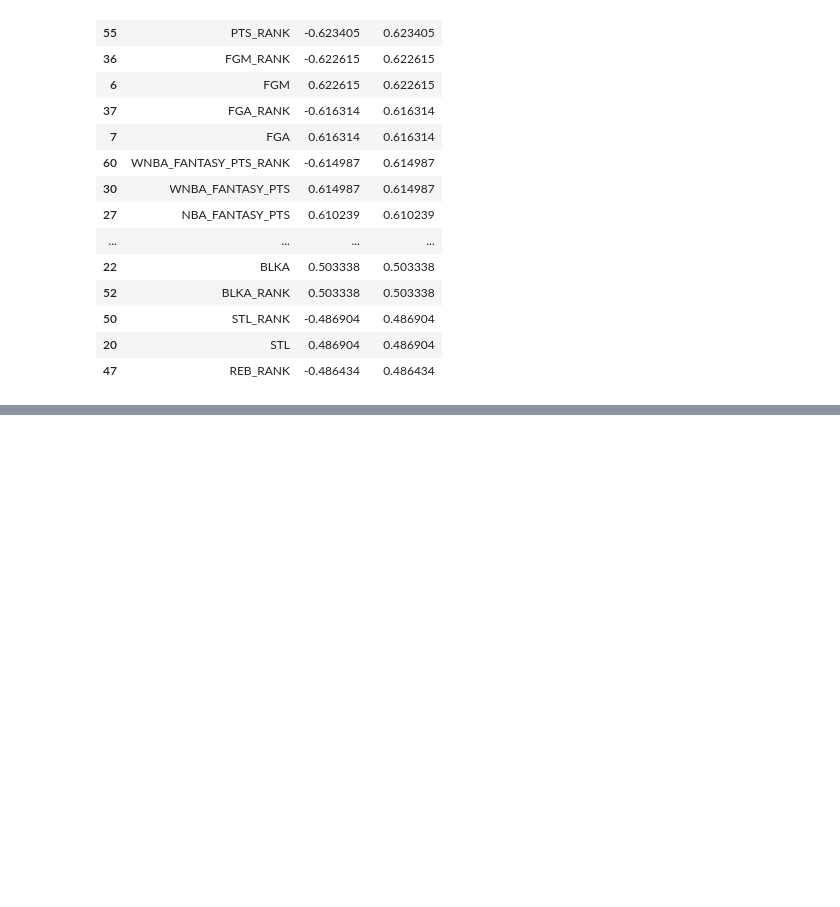
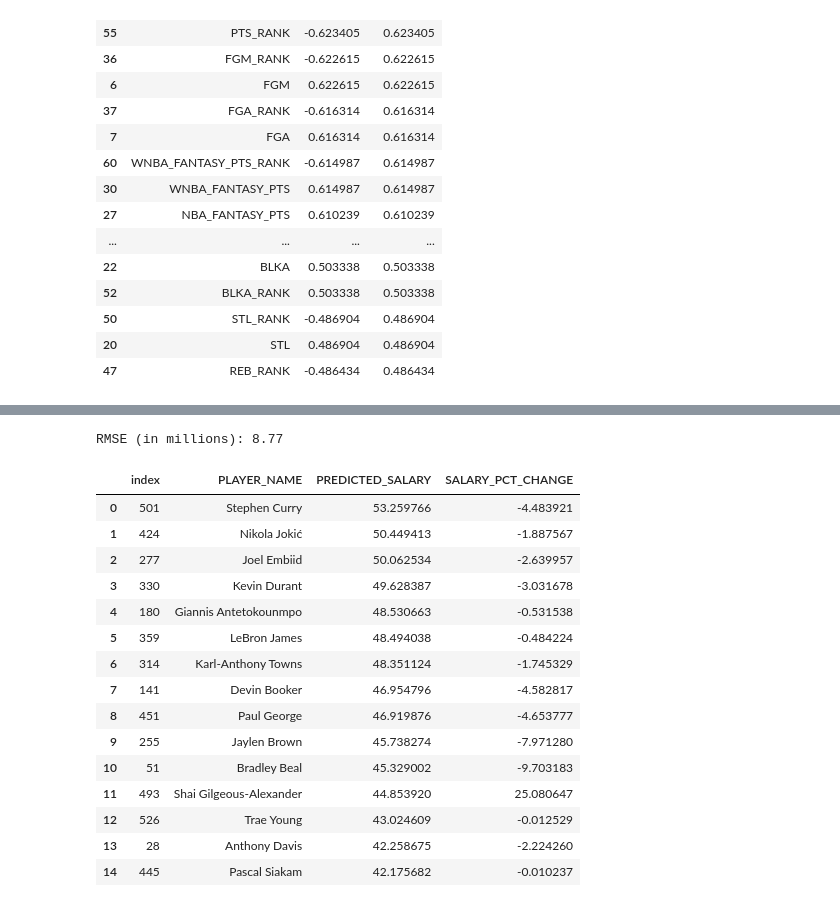
Before and after one commit to amanster22/PlayerGaugeAI, a Jupyter notebook: backend/salary_XGB.ipynb, the cells around one changed output, grey strips where cells are left out. Saved outputs shown, nothing was run; the diff lists cells and outputs as text; code cells hidden in the pictures; blank space fills up the shorter version.

```diff
--- a/backend/salary_XGB.ipynb
+++ b/backend/salary_XGB.ipynb
@@ -181,3 +199,83 @@ df.sort_values(by = 'SALARY_DIFF',ascending=True)
+# %%
+import xgboost as xgb
+from sklearn.model_selection import train_test_split
+from sklearn.metrics import mean_squared_error as MSE
+import numpy as np
+import pandas as pd
+
+# Load dataset
+df = pd.read_csv('../database/merged.csv')
+
+# Clean salary column
+df['SALARY'] = df['SALARY'].replace('[\$,]', '', regex=True).astype(float)
+
+# Create condensed salary in millions
+df['SALARY_CONDENSED'] = df['SALARY'].apply(lambda x: round(x / 1_000_000, 2))
+
+# Drop rows with missing or invalid salary values
+df = df.dropna(subset=['SALARY', 'SALARY_CONDENSED'])
+df = df[~df['SALARY_CONDENSED'].isin([np.inf, -np.inf])]
+
+# Define features and target
+features = ['NBA_FANTASY_PTS_RANK', 'PTS_RANK', 'FGA_RANK', 'PLUS_MINUS_RANK', 'MIN_RANK',
+            'FG3_PCT_RANK', 'FG_PCT_RANK', 'FGM_RANK', 'WNBA_FANTASY_PTS_RANK', 'FTM_RANK',
+            'PFD_RANK', 'FTA_RANK', 'TOV_RANK', 'AST_RANK', 'DREB_RANK', 'BLKA_RANK',
+            'STL_RANK', 'REB_RANK', 'DD2_RANK', 'FG3A_RANK', 'FG3M_RANK', 'PF_RANK',
+            'BLK_RANK', 'OREB_RANK', 'W_RANK', 'GP_RANK', 'FT_PCT_RANK', 'TD3_RANK',
+            'L_RANK', 'W_PCT_RANK']
+
+X = df[features]
+y = df['SALARY_CONDENSED']
+
+# Train/test split
+X_train, X_test, y_train, y_test = train_test_split(X, y, test_size=0.2, random_state=42)
+
+# Initialize and train XGBoost model
+new_model = xgb.XGBRegressor(
+    objective='reg:squarederror',
+    max_depth=4,
+    learning_rate=0.1,
+    n_estimators=100,
+    random_state=42
+)
+
+new_model.fit(X_train, y_train)
+
+# Evaluate
+y_pred = new_model.predict(X_test)
+rmse = np.sqrt(MSE(y_test, y_pred))
+print(f"RMSE (in millions): {rmse:.2f}")
+
+# Predict on full dataset
+df['PREDICTED_SALARY'] = new_model.predict(X)
+df['PPG'] = round(df['PTS']/df['GP'],1)
+df['RPG'] = round(df['REB']/df['GP'],1)
+df['APG'] = round(df['AST']/df['GP'],1)
+
+df['SALARY_DIFF'] = df['PREDICTED_SALARY'] - df['SALARY_CONDENSED']
+df['SALARY_PCT_CHANGE'] = ((df['PREDICTED_SALARY'] - df['SALARY_CONDENSED'])/df['SALARY_CONDENSED'])*100
+
+# Show top 15 highest predicted salaries
+top_pred_df = df.sort_values(by='PREDICTED_SALARY', ascending=False)
+top_pred_df.head(15)[['PLAYER_NAME', 'PREDICTED_SALARY','SALARY_PCT_CHANGE']].reset_index()
+# %% [output]
+RMSE (in millions): 8.77
+|  | index | PLAYER_NAME | PREDICTED_SALARY | SALARY_PCT_CHANGE |
+| 0 | 501 | Stephen Curry | 53.259766 | -4.483921 |
+| 1 | 424 | Nikola Jokić | 50.449413 | -1.887567 |
+| 2 | 277 | Joel Embiid | 50.062534 | -2.639957 |
+| 3 | 330 | Kevin Durant | 49.628387 | -3.031678 |
+| 4 | 180 | Giannis Antetokounmpo | 48.530663 | -0.531538 |
+| 5 | 359 | LeBron James | 48.494038 | -0.484224 |
+| 6 | 314 | Karl-Anthony Towns | 48.351124 | -1.745329 |
+| 7 | 141 | Devin Booker | 46.954796 | -4.582817 |
+| 8 | 451 | Paul George | 46.919876 | -4.653777 |
+| 9 | 255 | Jaylen Brown | 45.738274 | -7.971280 |
+| 10 | 51 | Bradley Beal | 45.329002 | -9.703183 |
+| 11 | 493 | Shai Gilgeous-Alexander | 44.853920 | 25.080647 |
+| 12 | 526 | Trae Young | 43.024609 | -0.012529 |
+| 13 | 28 | Anthony Davis | 42.258675 | -2.224260 |
+| 14 | 445 | Pascal Siakam | 42.175682 | -0.010237 |
 # %%
 import sqlite3
 
```
Also changed, not shown: parts of 7 cells of this notebook, 6 other files.
